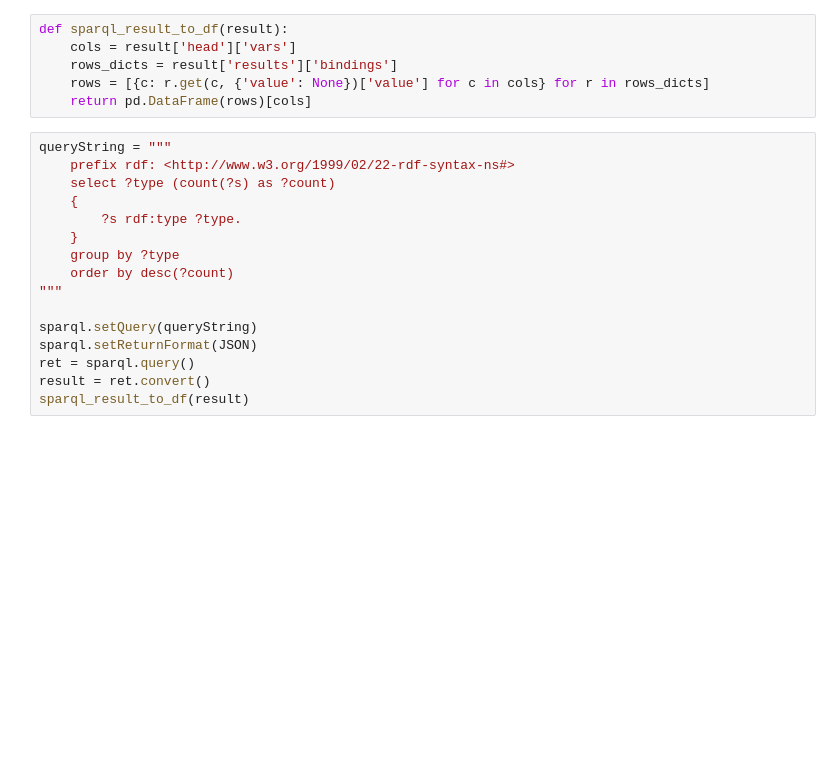
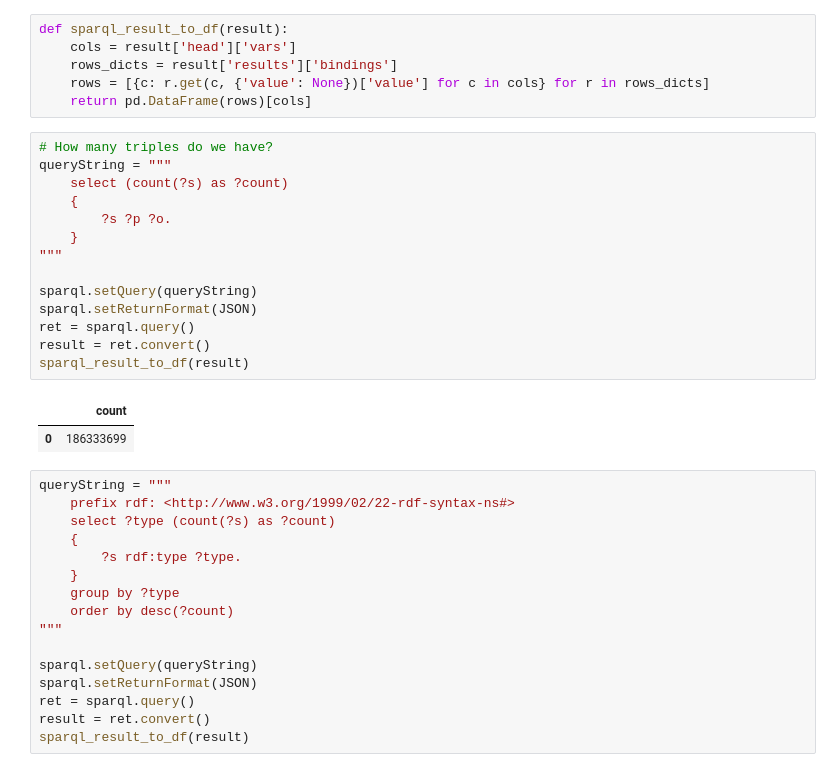
Before and after one commit to research-Dafne/case-law-research, a Jupyter notebook: notebooks/HR_spaqrl_queries_lido.ipynb, the cells around one changed output. Saved outputs shown, nothing was run; the diff lists cells and outputs as text; blank space fills up the shorter version.

```diff
--- a/notebooks/HR_spaqrl_queries_lido.ipynb
+++ b/notebooks/HR_spaqrl_queries_lido.ipynb
@@ -12,6 +12,23 @@ def sparql_result_to_df(result):
     rows_dicts = result['results']['bindings']
     rows = [{c: r.get(c, {'value': None})['value'] for c in cols} for r in rows_dicts]
     return pd.DataFrame(rows)[cols]
+# %%
+# How many triples do we have?
+queryString = """
+    select (count(?s) as ?count)
+    {
+        ?s ?p ?o.
+    }
+"""
+
+sparql.setQuery(queryString)
+sparql.setReturnFormat(JSON)
+ret = sparql.query()
+result = ret.convert()
+sparql_result_to_df(result)
+# %% [output]
+|  | count |
+| 0 | 186333699 |
 # %%
 queryString = """
     prefix rdf: <http://www.w3.org/1999/02/22-rdf-syntax-ns#>
```
Also changed, not shown: parts of 45 cells of this notebook, 3 other files.
